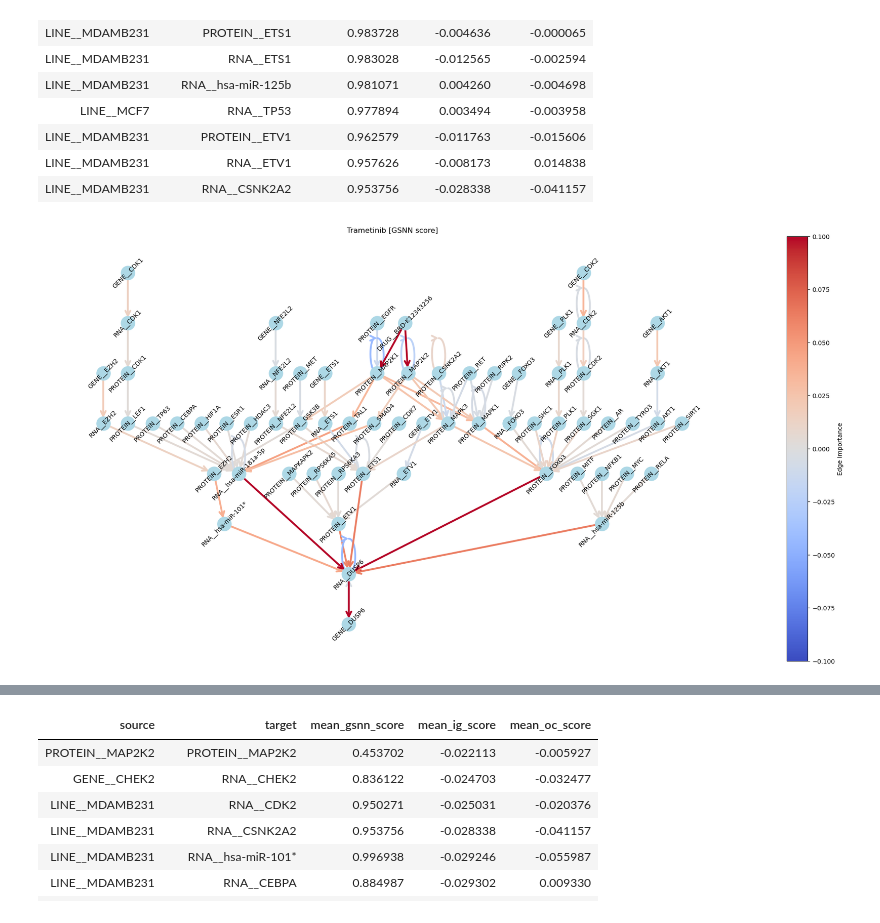
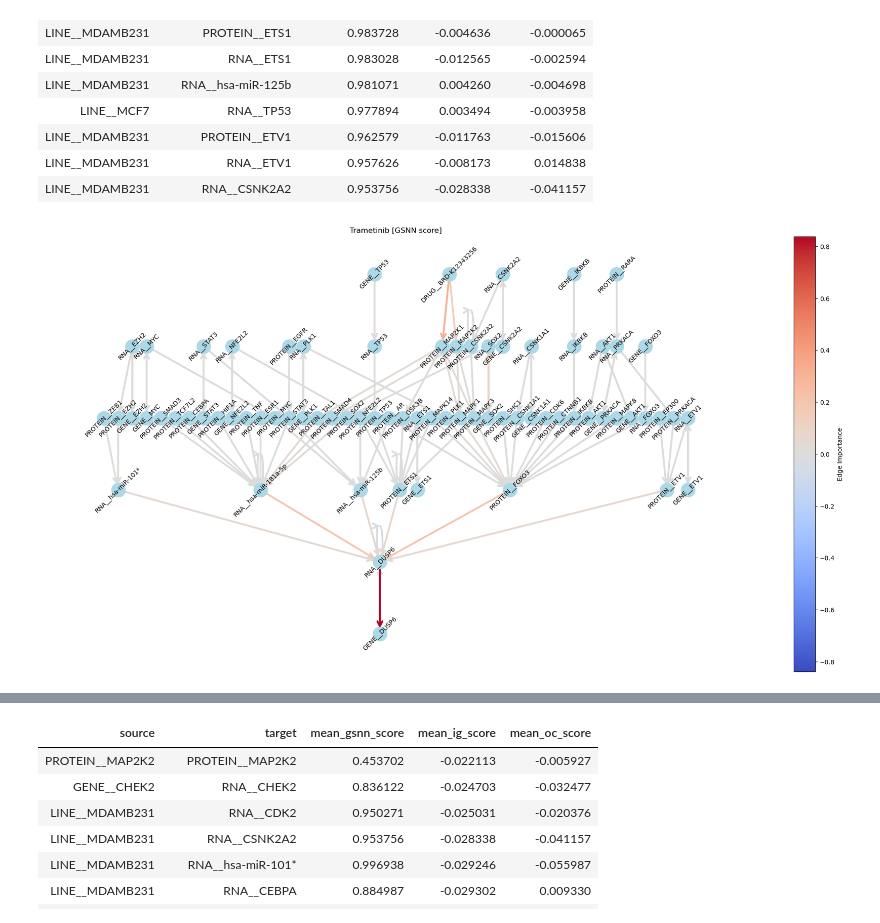
Before and after one commit to nathanieljevans/lincs-gsnn, a Jupyter notebook: notebooks/05d_EXPLAIN__Trametinib_MAPK.ipynb, the cells around one changed output, grey strips where cells are left out. Drawn from its saved outputs; the diff is of its cells as text; code cells hidden in the pictures.

Commit message:
added node target rule for trametinib example

```diff
--- a/notebooks/05d_EXPLAIN__Trametinib_MAPK.ipynb
+++ b/notebooks/05d_EXPLAIN__Trametinib_MAPK.ipynb
@@ -36,8 +36,12 @@ import gseapy as gp
 # %% [markdown]
 Trametinib (MEK inhibitor) – MAPK-addicted vs MAPK-independent context: If trametinib (MEK1/2 inhibitor) causes significant suppression of ERK-dependent genes – for example, downregulating the feedback regulator DUSP6 – in RAS-mutant triple-negative cells (such as MDA-MB-231 or BT-20), which have hyperactive MAPK signaling and are very sensitive to MEK inhibition, but produces little change in those same genes in PIK3CA-mutant, ER⁺ cells (such as MCF7 or T47D, which show minimal response to MEK inhibition), due to the latter’s proliferation being driven by alternate pathways (e.g. PI3K/ER signaling rather than MAPK), then MyModel should predict that DUSP6 (and other ERK-target genes) drop in MDA-MB-231/BT-20 but remain relatively unchanged in MCF7/T47D. The model’s contrastive explanation should implicate the RAS–RAF–MEK–ERK cascade as the differentiating factor – for instance, highlighting mutant KRAS/BRAF or downstream ERK activity as the mediator for gene suppression in the RAS-driven cells (In essence, the explanation would show that trametinib’s effect on gene expression is contingent on MAPK pathway addiction, consistent with literature reports that trametinib downregulates ERK-feedback genes like DUSP6 in KRAS-driven cancers).
 # %%
-cres = pd.read_csv('/home/teddy/local/workflow_outputs/lincs-gsnn/all_edges_included/trametinib_mapk/aggregated_cres.csv')
-out_dict = torch.load('/home/teddy/local/workflow_outputs/lincs-gsnn/all_edges_included/trametinib_mapk/aggregated_out_dict.pt')
+root = '/home/teddy/local/workflow_outputs/lincs-gsnn/all_edges_included'
+#root = '/home/teddy/local/workflow_outputs/lincs-gsnn/all_edges_included_02'
+#root = '/home/teddy/local/workflow_outputs/lincs-gsnn/all_edges_no_mirna_01'
+
+cres = pd.read_csv(f'{root}/contrastive_explanation_trametinib_mapk/aggregated_cres.csv')
+out_dict = torch.load(f'{root}/contrastive_explanation_trametinib_mapk/aggregated_out_dict.pt')
 # %%
 
 gsnn_trajs_x1 = []
@@ -201,14 +243,15 @@ cres_agg.reset_index()[lambda x: x.source.str.contains('LINE__') | x.target.str.
 | LINE__MDAMB231 | RNA__ETV1 | 0.957626 | -0.008173 | 0.014838 |
 | LINE__MDAMB231 | RNA__CSNK2A2 | 0.953756 | -0.028338 | -0.041157 |
 # %%
-ccres = cres_agg[lambda x: x.abs_ig_score > 0.001].reset_index().rename(columns={'mean_ig_score': 'score'})
-ccres = ccres.assign(score = lambda x: x.score.values.clip(-0.1,0.1))
+ccres = cres_agg.reset_index().rename(columns={'mean_ig_score': 'score'})
+#ccres = ccres.assign(score = lambda x: x.score.values.clip(-0.1,0.1))
 ccres = ccres[lambda x: ~(x.source.str.contains('LINE__') | x.target.str.contains('LINE__'))]
-ccres = ccres.sort_values(by='abs_ig_score', ascending=False).head(150)
+ccres = ccres.sort_values(by='mean_gsnn_score', ascending=False)
+ccres = ccres[lambda x: x.mean_gsnn_score > 0.5].head(150)
 
 plot_edge_importance(ccres,
                      figsize=(20,10),
                      leafs=['GENE__DUSP6'],
                      title=f'Trametinib [GSNN score]')
 # %% [output]
-[figure, old version]
+[figure, new version]
```
Also changed, not shown: parts of 96 cells of this notebook, 8 other files.
